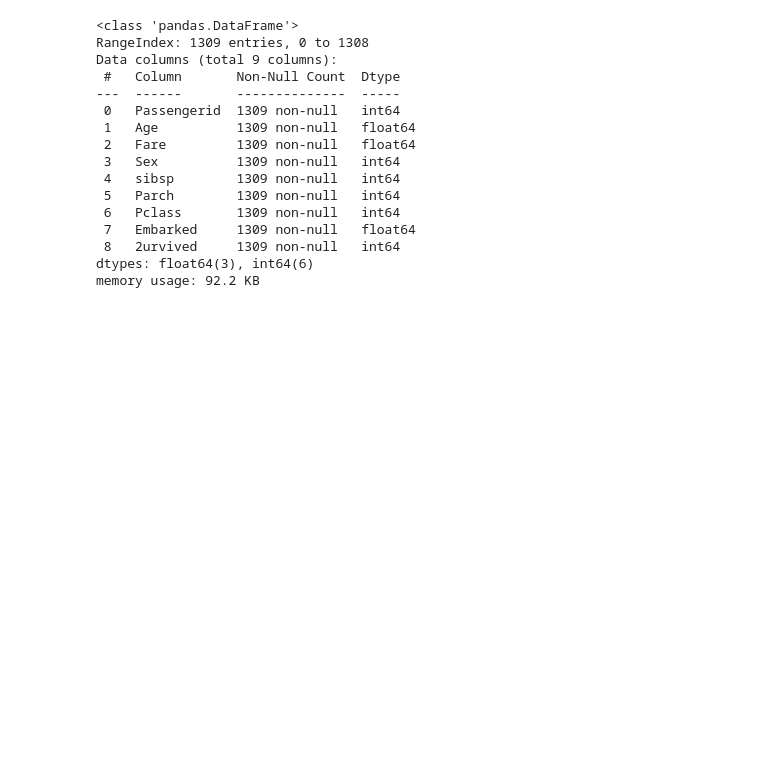
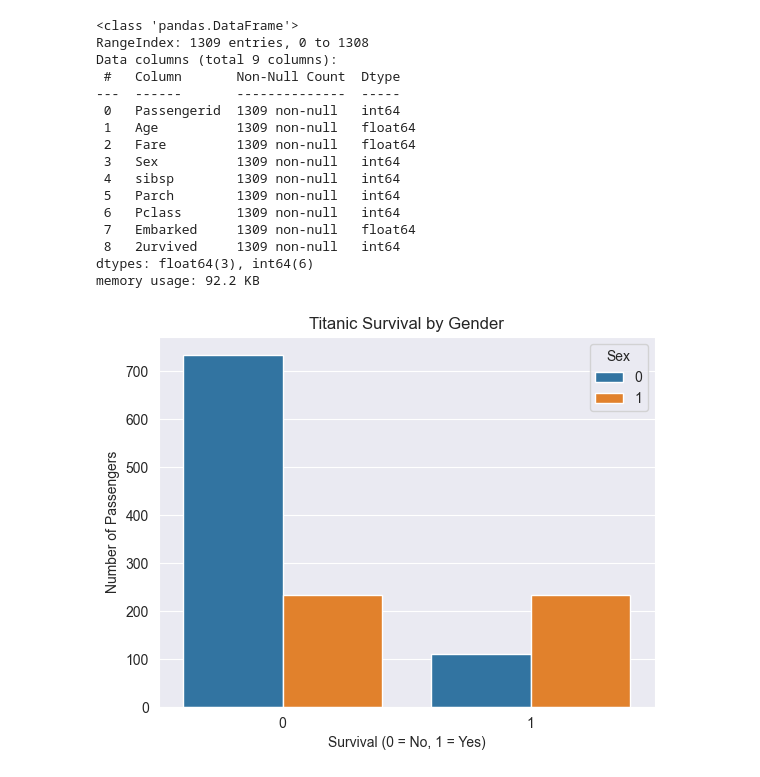
Before and after one commit to veer714/ML_project_Titanic_EDA, a Jupyter notebook: Untitled.ipynb, the cells around one changed output. Drawn from its saved outputs; the diff is of its cells as text; code cells hidden in the pictures; blank space fills up the shorter version.

```diff
--- a/Untitled.ipynb
+++ b/Untitled.ipynb
@@ -185,3 +185,11 @@ Data columns (total 9 columns):
  8   2urvived     1309 non-null   int64
 dtypes: float64(3), int64(6)
 memory usage: 92.2 KB
+# %%
+sns.countplot(x=df["2urvived"], hue=df["Sex"])
+plt.xlabel("Survival (0 = No, 1 = Yes)")
+plt.ylabel("Number of Passengers")
+plt.title("Titanic Survival by Gender")
+plt.show()
+# %% [output]
+[figure, added]
```
